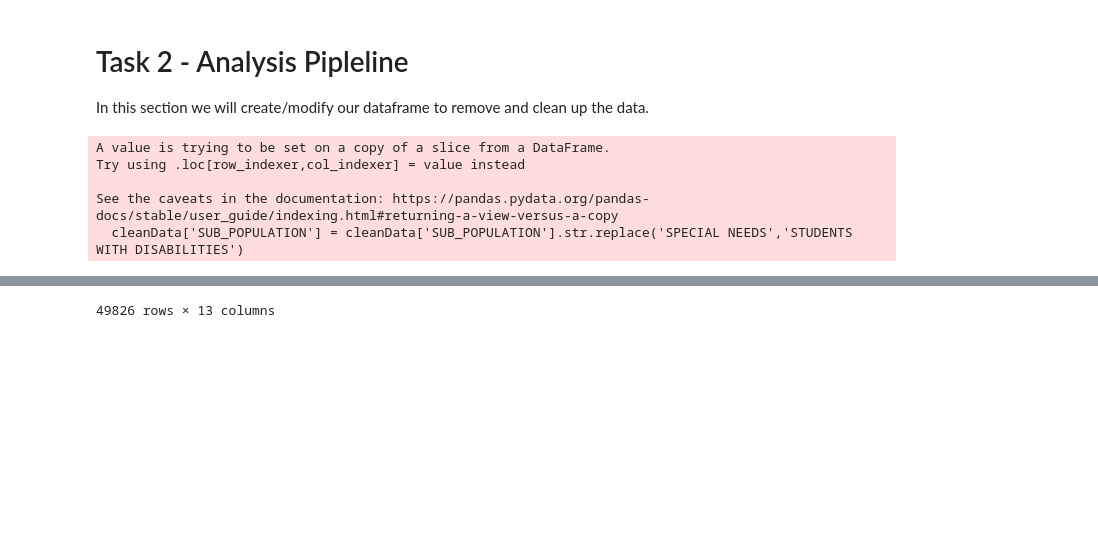
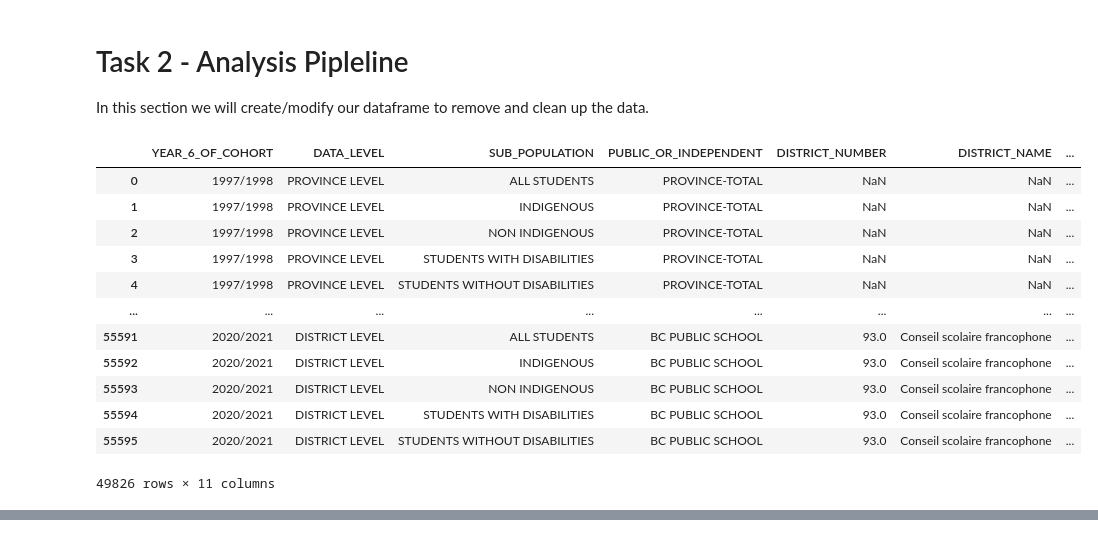
Before and after one commit to ubco-W2022T1-cosc301/project-group19, a Jupyter notebook: notebooks/analysis1.ipynb, the cells around one changed output, grey strips where cells are left out. Saved outputs shown, nothing was run; the diff lists cells and outputs as text; code cells hidden in the pictures; blank space fills up the shorter version.

```diff
--- a/notebooks/analysis1.ipynb
+++ b/notebooks/analysis1.ipynb
@@ -233,15 +236,26 @@ indig
 # Task 2 - Analysis Pipleline
 In this section we will create/modify our dataframe to remove and clean up the data.
 # %%
-#Removes any Msk data - should overlap
 data_raw = pd.read_csv("../data/raw/Completion_Rate_residents_only_97-21.csv")
-cleanData = data[data[ 'SUCCESS_COUNT' ].str.contains( 'Msk' )==False ]
-cleanData.drop(['FACILITY_TYPE'], axis=1)
+#Removes any Msk data - should overlap & remove all msk in the table
+cleanData = data_raw.copy().drop(['FACILITY_TYPE','MODEL_TYPE'],axis=1)
+cleanData.reset_index()
+cleanData = cleanData[cleanData[ 'SUCCESS_COUNT' ].str.contains( 'Msk' )==False ]
 cleanData['SUB_POPULATION'] = cleanData['SUB_POPULATION'].str.replace('SPECIAL NEEDS','STUDENTS WITH DISABILITIES')
+cleanData['SUB_POPULATION'] = cleanData['SUB_POPULATION'].str.replace('NON STUDENTS WITH DISABILITIES','STUDENTS WITHOUT DISABILITIES')
+# fix NON STUDENTS WITH DISABILITES
 cleanData
 # %% [output]
+|  | YEAR_6_OF_COHORT | DATA_LEVEL | SUB_POPULATION | PUBLIC_OR_INDEPENDENT | DISTRICT_NUMBER | DISTRICT_NAME | ... |
+| 0 | 1997/1998 | PROVINCE LEVEL | ALL STUDENTS | PROVINCE-TOTAL | NaN | NaN | ... |
+| 1 | 1997/1998 | PROVINCE LEVEL | INDIGENOUS | PROVINCE-TOTAL | NaN | NaN | ... |
+| 2 | 1997/1998 | PROVINCE LEVEL | NON INDIGENOUS | PROVINCE-TOTAL | NaN | NaN | ... |
+| 3 | 1997/1998 | PROVINCE LEVEL | STUDENTS WITH DISABILITIES | PROVINCE-TOTAL | NaN | NaN | ... |
+| 4 | 1997/1998 | PROVINCE LEVEL | STUDENTS WITHOUT DISABILITIES | PROVINCE-TOTAL | NaN | NaN | ... |
+| ... | ... | ... | ... | ... | ... | ... | ... |
+| 55591 | 2020/2021 | DISTRICT LEVEL | ALL STUDENTS | BC PUBLIC SCHOOL | 93.0 | Conseil scolaire francophone | ... |
+| 55592 | 2020/2021 | DISTRICT LEVEL | INDIGENOUS | BC PUBLIC SCHOOL | 93.0 | Conseil scolaire francophone | ... |
+| 55593 | 2020/2021 | DISTRICT LEVEL | NON INDIGENOUS | BC PUBLIC SCHOOL | 93.0 | Conseil scolaire francophone | ... |
+| 55594 | 2020/2021 | DISTRICT LEVEL | STUDENTS WITH DISABILITIES | BC PUBLIC SCHOOL | 93.0 | Conseil scolaire francophone | ... |
+| 55595 | 2020/2021 | DISTRICT LEVEL | STUDENTS WITHOUT DISABILITIES | BC PUBLIC SCHOOL | 93.0 | Conseil scolaire francophone | ... |
-A value is trying to be set on a copy of a slice from a DataFrame.
-Try using .loc[row_indexer,col_indexer] = value instead
-
-See the caveats in the documentation: https://pandas.pydata.org/pandas-docs/stable/user_guide/indexing.html#returning-a-view-versus-a-copy
-  cleanData['SUB_POPULATION'] = cleanData['SUB_POPULATION'].str.replace('SPECIAL NEEDS','STUDENTS WITH DISABILITIES')
+49826 rows × 11 columns
@@ -260,4 +262,3 @@ See the caveats in the documentation: https://pandas.pydata.org/pandas-docs/stab
-49826 rows × 13 columns
 # %%
 cleanData.rename(columns={'YEAR_6_OF_COHORT':'YEAR'})
 cleanData
```
Also changed, not shown: parts of 16 cells of this notebook, 1 other file.
